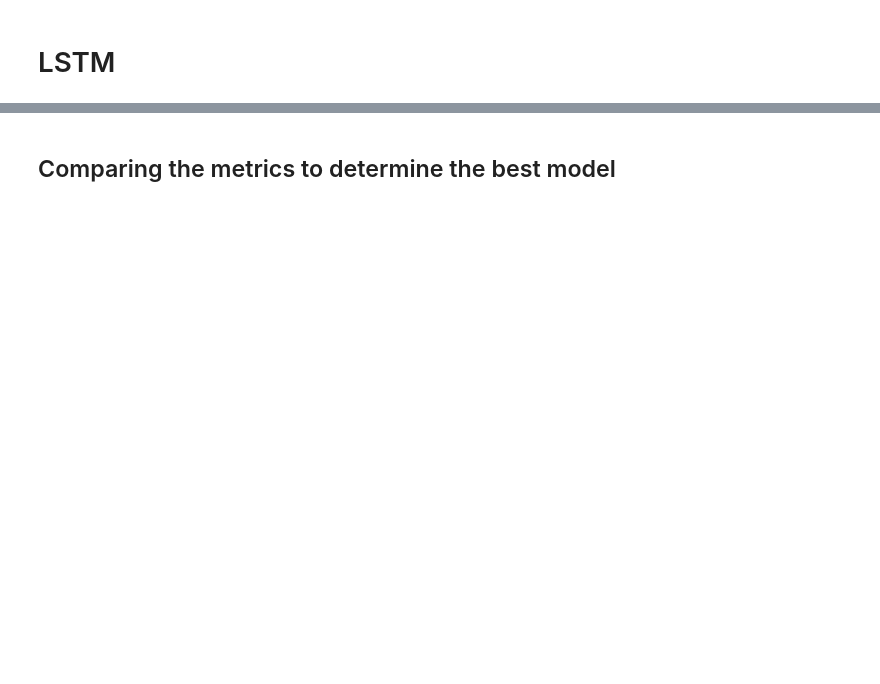
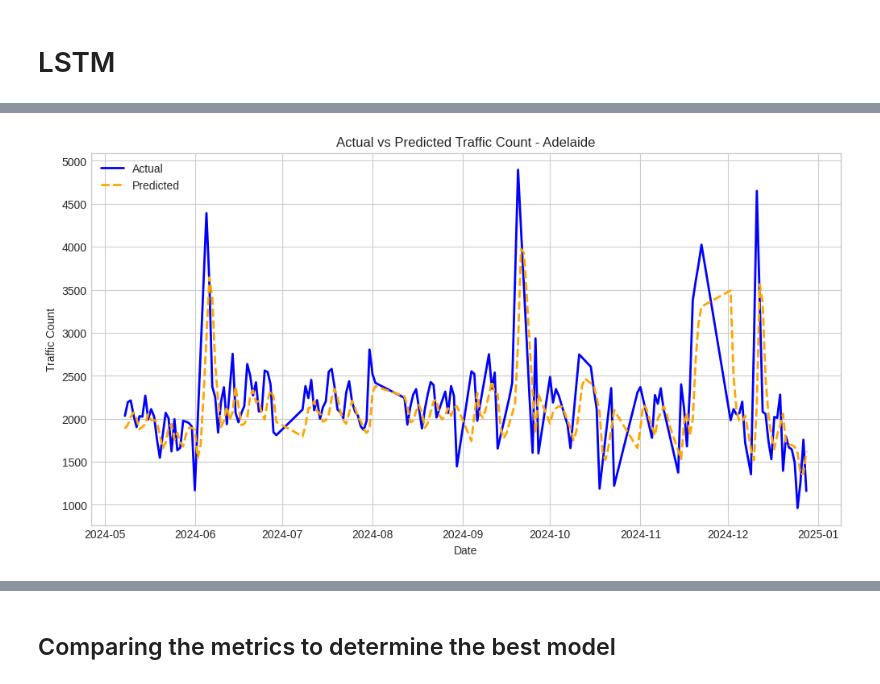
Before and after one commit to AndrewBliss4/CS4442, a Jupyter notebook: 4442_final_proj.ipynb, the cells around one changed output, grey strips where cells are left out. Cells and saved outputs as stored; diff of their text form; code cells hidden in the pictures; blank space fills up the shorter version.

```diff
--- a/4442_final_proj.ipynb
+++ b/4442_final_proj.ipynb
@@ -889,0 +1717,80 @@ Evaluation Metrics for Intersection: {'MAE': 80.58889190355937, 'RMSE': 124.0383
+# %%
+def train_and_evaluate_lstm_model(X_train, y_train, X_test, y_test, input_shape,
+                                 epochs=30, batch_size=16, test_indices=None,
+                                 dataset_name=""):
+    """
+    Trains and evaluates LSTM model with dynamic graph titles.
+    """
+    model = build_lstm_model(input_shape)
+
+    history = model.fit(
+        X_train, y_train,
+        validation_data=(X_test, y_test),
+        epochs=epochs,
+        batch_size=batch_size,
+        verbose=2
+    )
+
+    # Make predictions
+    y_pred = model.predict(X_test).flatten()
+
+    # Calculate metrics
+    metrics = {
+        'MAE': mean_absolute_error(y_test, y_pred),
+        'RMSE': np.sqrt(mean_squared_error(y_test, y_pred)),
+        'R2': r2_score(y_test, y_pred)
+    }
+
+    # Plot results with dynamic title
+    plt.figure(figsize=(12, 6))
+    if test_indices is not None:
+        plt.plot(test_indices, y_test, label='Actual', color='blue', linewidth=2)
+        plt.plot(test_indices, y_pred, label='Predicted', linestyle='--', color='orange', linewidth=2)
+    else:
+        plt.plot(y_test, label='Actual', color='blue', linewidth=2)
+        plt.plot(y_pred, label='Predicted', linestyle='--', color='orange', linewidth=2)
+
+    plt.title(f'Actual vs Predicted Traffic Count - {dataset_name}')
+    plt.xlabel('Date')
+    plt.ylabel('Traffic Count')
+    plt.legend()
+    plt.grid(True)
+    plt.show()
+
+    return metrics, model
+
+# Main training loop with dynamic graph titles
+lstm_models = {}
+lstm_scalers = {}
+lstm_results = {}
+lstm_scaled_data = {}
+
+for name, (X, y) in prepared_data.items():
+    print(f"\n{'='*50}")
+    print(f"Training LSTM model for {name}...")
+    print(f"{'='*50}")
+
+    # Preprocess data with index handling
+    X_train_lstm, X_test_lstm, y_train_lstm, y_test_lstm, scaler, test_indices = preprocess_data_for_lstm(X, y)
+    input_shape = (X_train_lstm.shape[1], X_train_lstm.shape[2])
+
+    # Train model with dataset name for title
+    metrics, model = train_and_evaluate_lstm_model(
+        X_train_lstm, y_train_lstm,
+        X_test_lstm, y_test_lstm,
+        input_shape,
+        test_indices=test_indices,
+        dataset_name=name  # Pass dataset name for title
+    )
+
+    # Store results
+    lstm_models[name] = model
+    lstm_scalers[name] = scaler
+    lstm_results[name] = metrics
+    lstm_scaled_data[name] = (X_train_lstm, X_test_lstm, y_train_lstm, y_test_lstm)
+
+    print(f"\nEvaluation Metrics for {name}:")
+    for metric, value in metrics.items():
+        print(f"{metric}: {value:.4f}")
+    print("\n" + "="*50)
+# %% [output]
@@ -889,0 +1814 @@ Evaluation Metrics for Intersection: {'MAE': 80.58889190355937, 'RMSE': 124.0383
+[figure, added]
```
Also changed, not shown: parts of 35 cells of this notebook.
